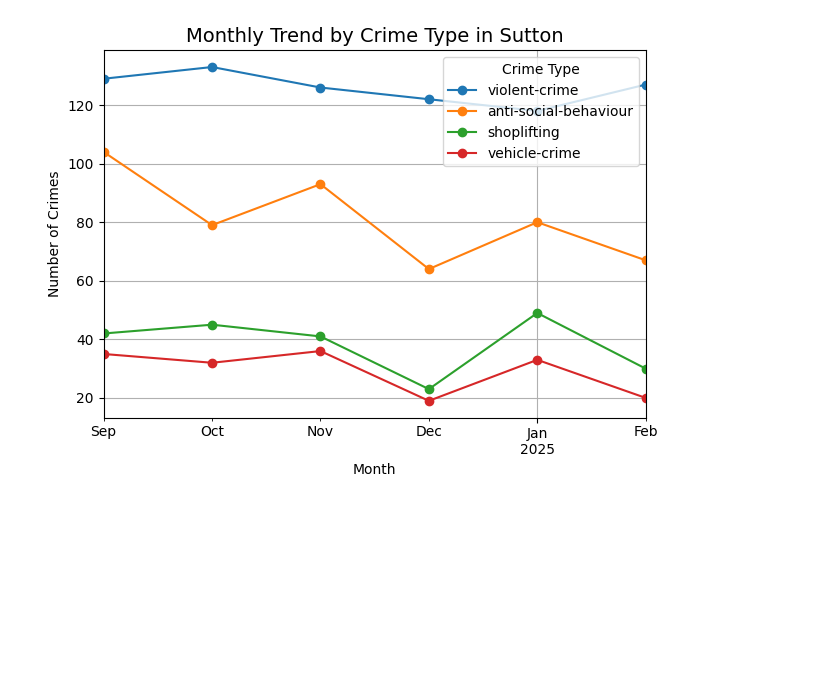
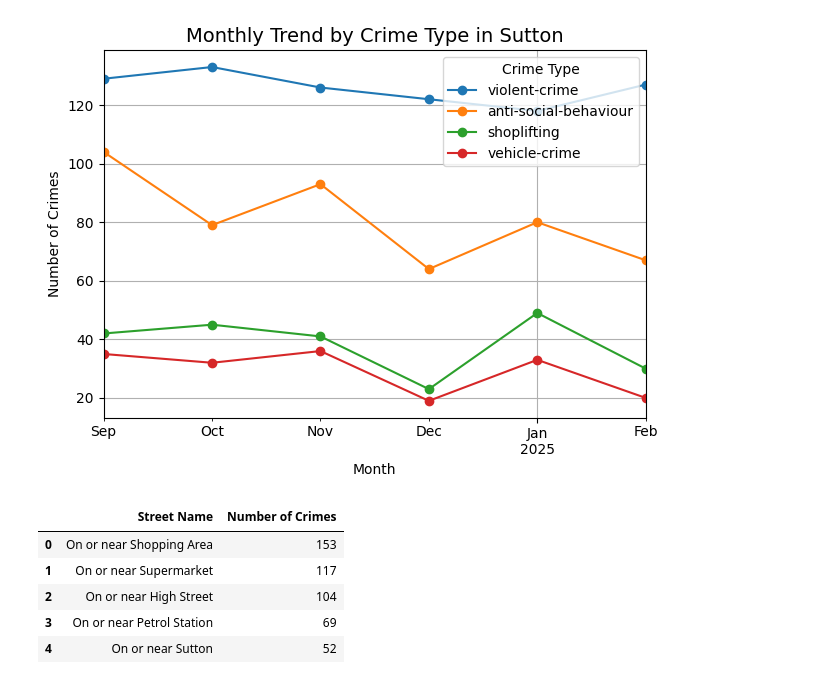
Before and after one commit to KoreanBeaver/sutton_crime_analysis, a Jupyter notebook: notebooks/01_fetch_data.ipynb, the cells around one changed output. Cells and saved outputs as stored; diff of their text form; code cells hidden in the pictures; blank space fills up the shorter version.

```diff
--- a/notebooks/01_fetch_data.ipynb
+++ b/notebooks/01_fetch_data.ipynb
@@ -137,0 +182,16 @@ plt.show()
+# %%
+# Group by street name and count number of crimes
+top_streets = df['street_name'].value_counts().head(5)
+
+# Display the result as a DataFrame for readability
+top_streets_df = top_streets.reset_index()
+top_streets_df.columns = ['Street Name', 'Number of Crimes']
+
+top_streets_df
+# %% [output]
+|  | Street Name | Number of Crimes |
+| 0 | On or near Shopping Area | 153 |
+| 1 | On or near Supermarket | 117 |
+| 2 | On or near High Street | 104 |
+| 3 | On or near Petrol Station | 69 |
+| 4 | On or near Sutton | 52 |
```
Also changed, not shown: parts of 4 cells of this notebook, 2 other files.
